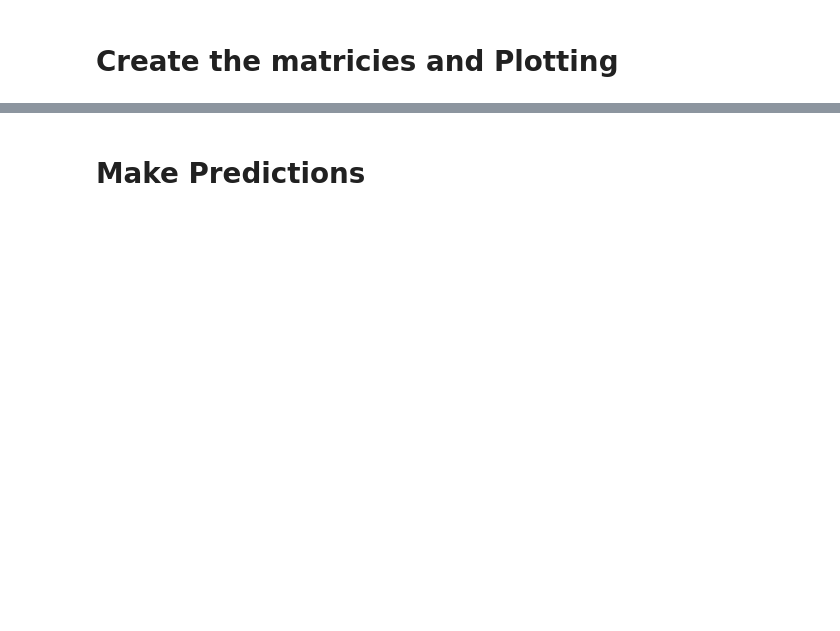
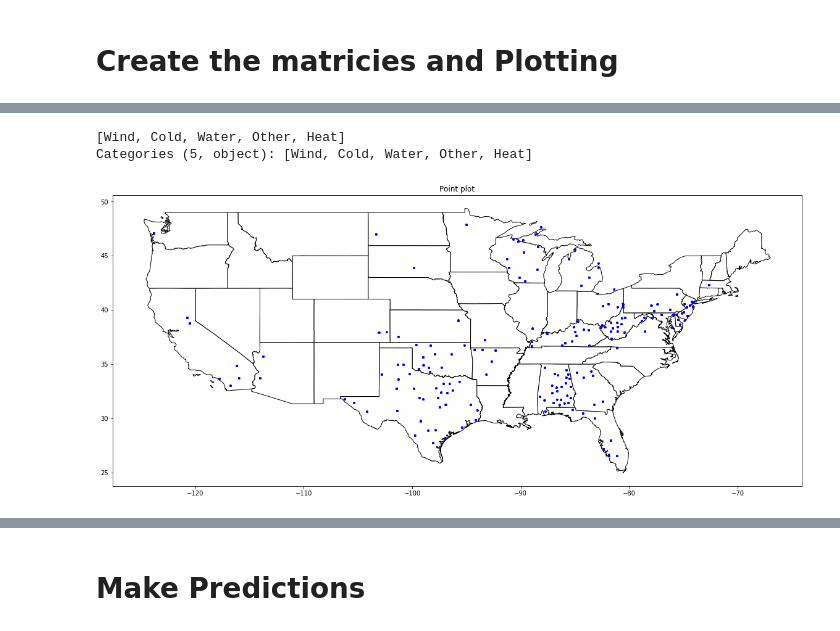
Before and after one commit to jonhartm/SI671_Project, a Jupyter notebook: SI671-Project.ipynb, the cells around one changed output, grey strips where cells are left out. Cells and saved outputs as stored; diff of their text form; code cells hidden in the pictures; blank space fills up the shorter version.

Commit message:
fixed cleaning issue w/ dates and converted plotting to day specific

```diff
--- a/SI671-Project.ipynb
+++ b/SI671-Project.ipynb
@@ -495,0 +396,3 @@ Name: 464, dtype: object
+# %%
+date = datetime.strptime('02/26/18', '%m/%d/%y')
+m = get_day_matrix(date, span=10, meta_type="Heat")
@@ -495,0 +404,20 @@ Name: 464, dtype: object
+# %%
+def create_geopandas_from_matrix(m):
+    # get the row and col arrays from the non zero elements of the matrix
+    row,col = m.nonzero()
+    # iterate through the arrays and convert them to their lat/lon approximations
+    data=[]
+    for x in range(len(row)):
+        data.append({
+            "lat":index_to_lat(col[x]),
+            "lon":index_to_lon(row[x]),
+            "x":m[row[x],col[x]]
+        })
+    # create a pandas dataframe from the data, then convert it to a geopandas dataframe
+    data = DataFrame(data)
+    if len(data) > 0:
+        data['Coordinates'] = list(zip(data.lon, data.lat))
+        data['Coordinates'] = data['Coordinates'].apply(Point)
+        return gpd.GeoDataFrame(data, geometry='Coordinates')
+    else:
+        return None
@@ -495,0 +428,3 @@ Name: 464, dtype: object
+# %%
+us_map = gpd.read_file("data/states_shape/states.shp")
+us_map = us_map[~us_map.STATE_NAME.isin(['Hawaii',"Alaska"])].copy()
@@ -495,0 +453,5 @@ Name: 464, dtype: object
+# %%
+%%time
+date = datetime.strptime('02/15/18', '%m/%d/%y')
+m = get_day_matrix(date, span=10, meta_type="Heat")
+data = create_geopandas_from_matrix(m)
@@ -495,0 +460,15 @@ Name: 464, dtype: object
+# %%
+detail_data.META_TYPE.unique()
+# %% [output]
+[Wind, Cold, Water, Other, Heat]
+Categories (5, object): [Wind, Cold, Water, Other, Heat]
+# %%
+ax = us_map.plot(color='white', edgecolor='black', figsize=(20,20))
+
+# We can now plot our GeoDataFrame.
+data.plot(ax=ax, color='blue', markersize=1)
+
+plt.title("Point plot")
+plt.show()
+# %% [output]
+[figure, added]
```
Also changed, not shown: parts of 68 cells of this notebook.
